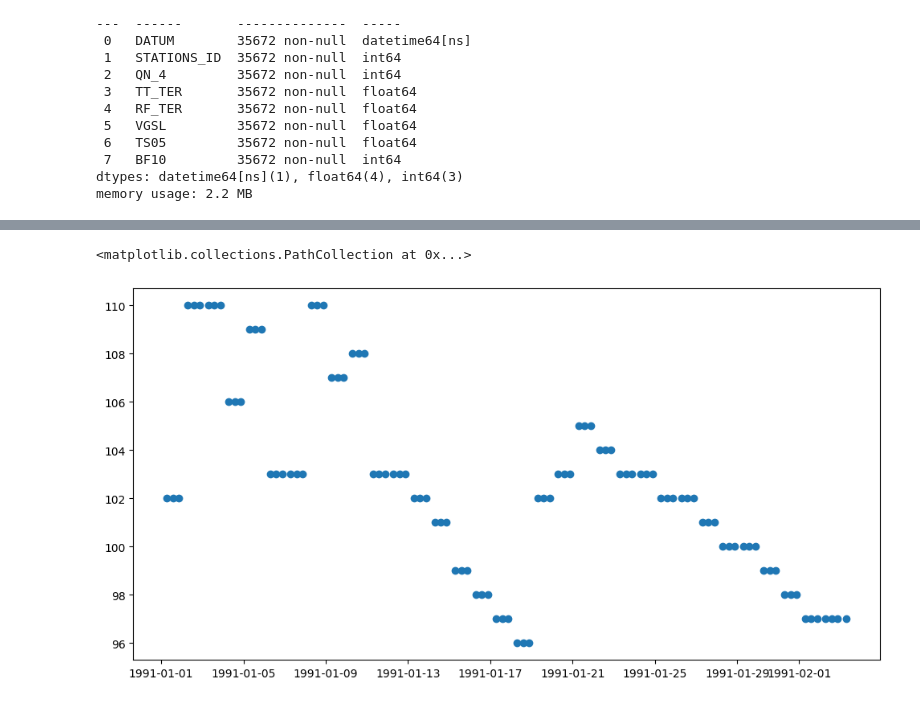
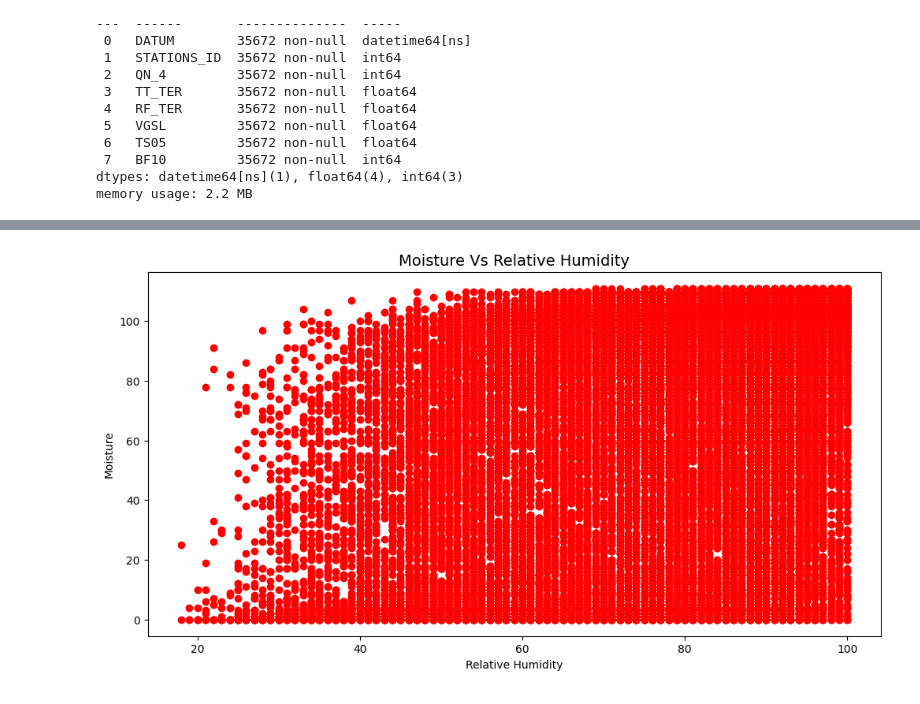
Before and after one commit to RompfRobert/Machine_Learning_and_Deep_Learning, a Jupyter notebook: Capstone-Project/rrompf_capstone.ipynb, the cells around one changed output, grey strips where cells are left out. Cells and saved outputs as stored; diff of their text form; code cells hidden in the pictures.

Commit message:
figure out correlation

```diff
--- a/Capstone-Project/rrompf_capstone.ipynb
+++ b/Capstone-Project/rrompf_capstone.ipynb
@@ -95,6 +99,9 @@ random_seed = 69420
 np.random.seed(random_seed)
 
 df = pd.read_csv('munster_hourly.csv', parse_dates=["DATUM"])
+# df.set_index("DATUM", inplace=True)
+# Drop any NaN values
+df.dropna(inplace=True)
 df
 # %% [output]
 |  | DATUM | STATIONS_ID | QN_4 | TT_TER | RF_TER | VGSL | TS05 | BF10 |
@@ -131,6 +168,11 @@ memory usage: 2.2 MB
+# %%
+df.drop(df[df.RF_TER < -1].index, inplace=True)
 # %%
 plt.figure(figsize=(12,6))
-plt.scatter(df['DATUM'][:100], df['BF10'][:100])
+plt.scatter(df['RF_TER'], df['BF10'], color='red')
+plt.title('Moisture Vs Relative Humidity', fontsize=14)
+plt.xlabel('Relative Humidity')
+plt.ylabel('Moisture')
+plt.show()
 # %% [output]
-<matplotlib.collections.PathCollection at 0x...>
-[figure, old version]
+[figure, new version]
```
Also changed, not shown: parts of 10 cells of this notebook, 1 other file.
